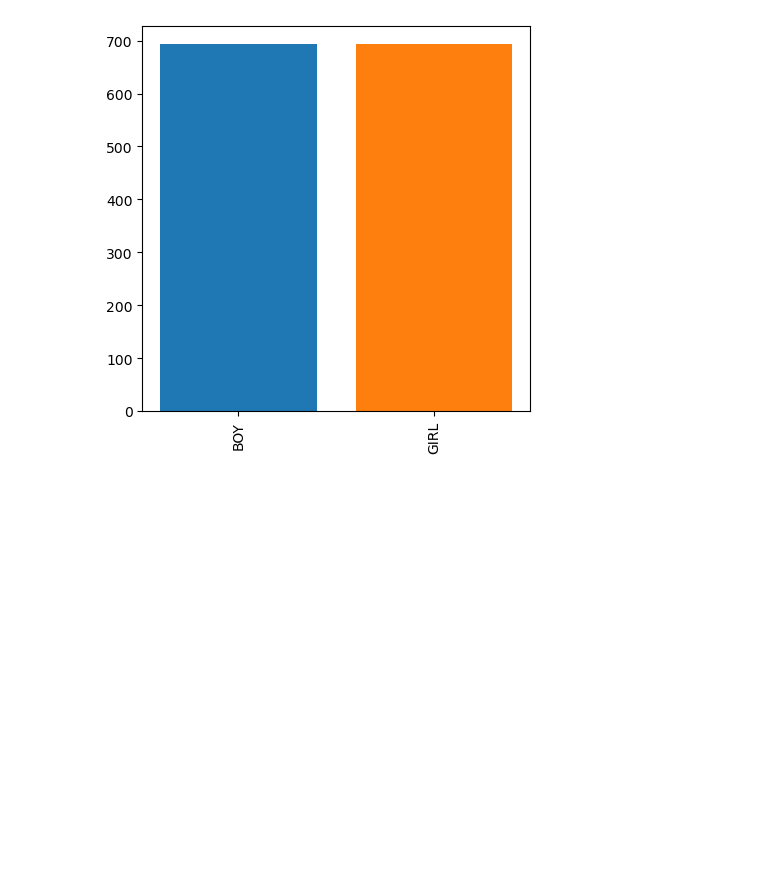
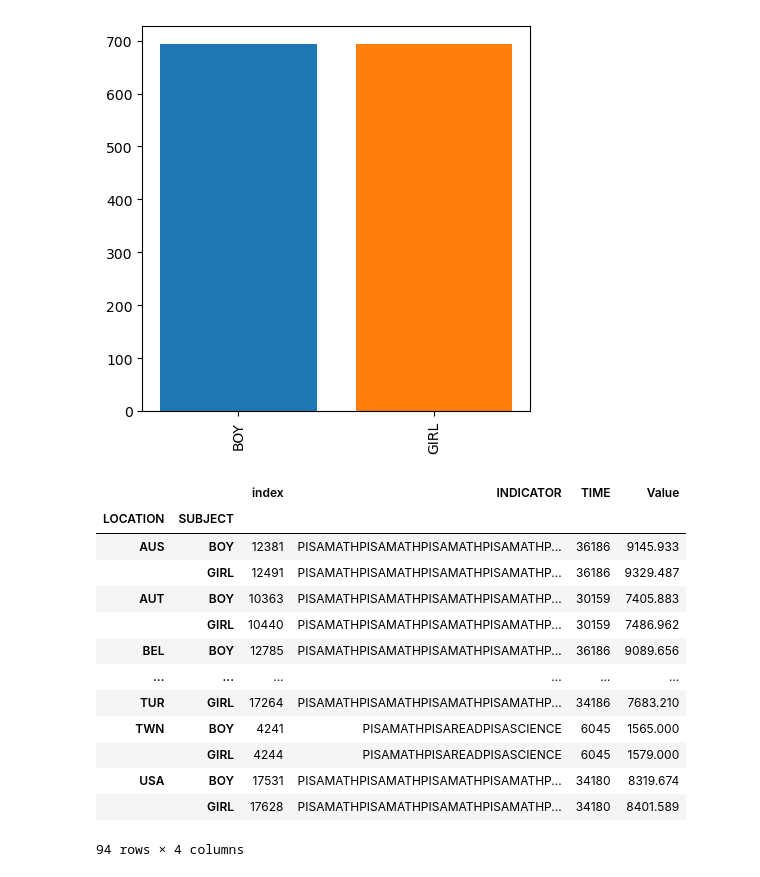
Before and after one commit to VirtueDevs/Pisa_ranks, a Jupyter notebook: Pisa_ranks.ipynb, the cells around one changed output. Saved outputs shown, nothing was run; the diff lists cells and outputs as text; code cells hidden in the pictures; blank space fills up the shorter version.

Commit message:
sum of subjects

```diff
--- a/Pisa_ranks.ipynb
+++ b/Pisa_ranks.ipynb
@@ -128,3 +128,23 @@ plt.xticks(rotation=90)
 plt.show()
 # %% [output]
 [figure]
+# %%
+count_by_subject_country = pd.DataFrame(csv_pisa_keyword)
+filtered = count_by_subject_country[count_by_subject_country['SUBJECT'].isin(['BOY','GIRL'])]
+results = filtered.groupby(['LOCATION','SUBJECT']).sum()
+results
+# %% [output]
+|  |  | index | INDICATOR | TIME | Value |
+| LOCATION | SUBJECT |  |  |  |  |
+| AUS | BOY | 12381 | PISAMATHPISAMATHPISAMATHPISAMATHP... | 36186 | 9145.933 |
+|  | GIRL | 12491 | PISAMATHPISAMATHPISAMATHPISAMATHP... | 36186 | 9329.487 |
+| AUT | BOY | 10363 | PISAMATHPISAMATHPISAMATHPISAMATHP... | 30159 | 7405.883 |
+|  | GIRL | 10440 | PISAMATHPISAMATHPISAMATHPISAMATHP... | 30159 | 7486.962 |
+| BEL | BOY | 12785 | PISAMATHPISAMATHPISAMATHPISAMATHP... | 36186 | 9089.656 |
+| ... | ... | ... | ... | ... | ... |
+| TUR | GIRL | 17264 | PISAMATHPISAMATHPISAMATHPISAMATHP... | 34186 | 7683.210 |
+| TWN | BOY | 4241 | PISAMATHPISAREADPISASCIENCE | 6045 | 1565.000 |
+|  | GIRL | 4244 | PISAMATHPISAREADPISASCIENCE | 6045 | 1579.000 |
+| USA | BOY | 17531 | PISAMATHPISAMATHPISAMATHPISAMATHP... | 34180 | 8319.674 |
+|  | GIRL | 17628 | PISAMATHPISAMATHPISAMATHPISAMATHP... | 34180 | 8401.589 |
+94 rows × 4 columns
```
